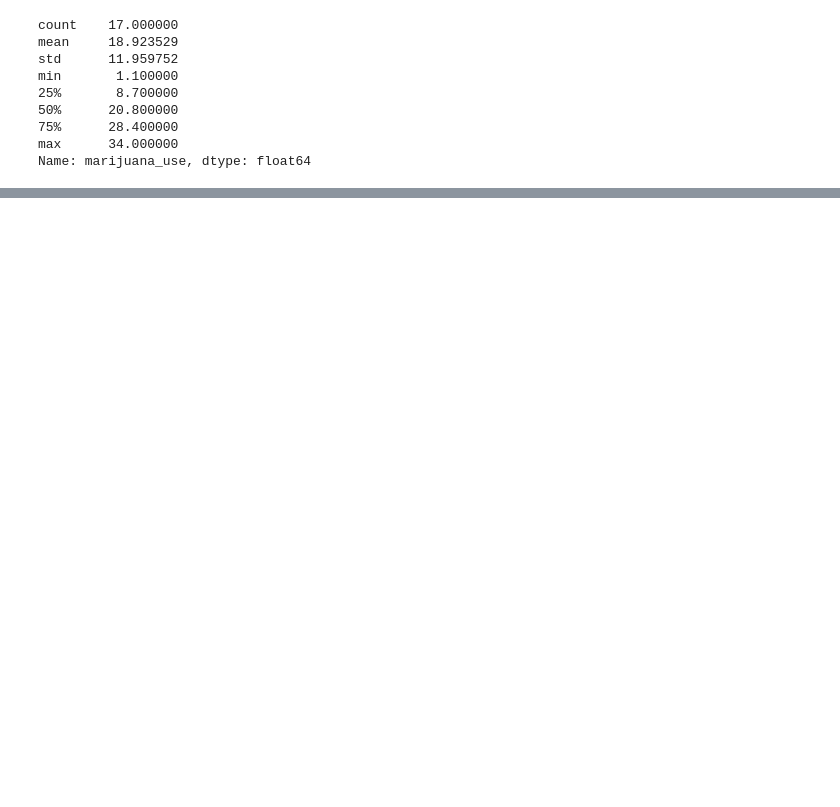
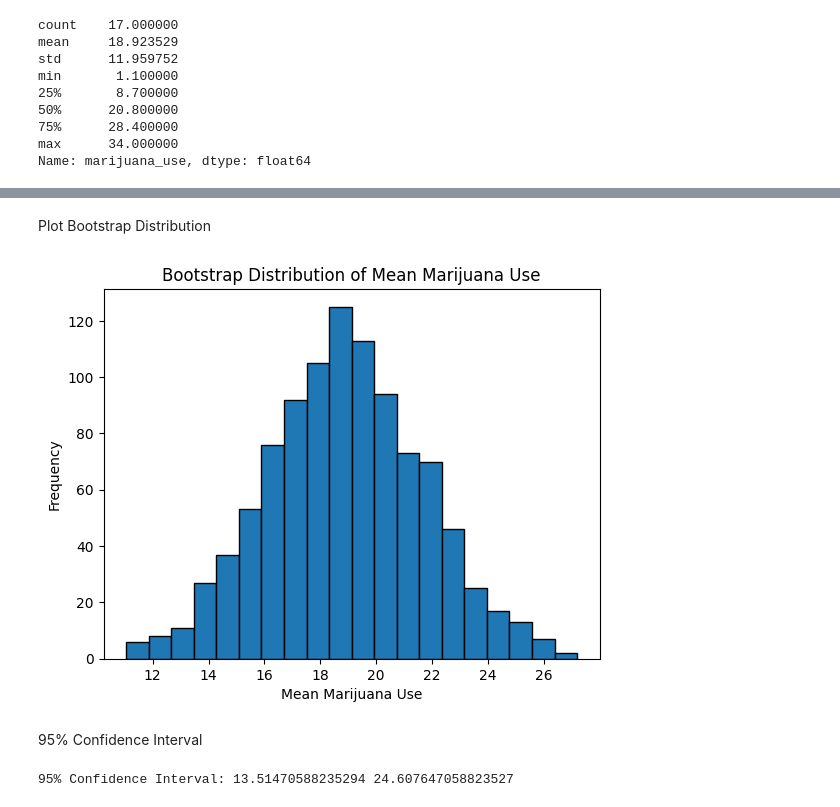
Before and after one commit to Dwoyessa/Debisa-woyessa-youth-substance-use-analysis, a Jupyter notebook: EDA.ipynb, the cells around one changed output, grey strips where cells are left out. Drawn from its saved outputs; the diff is of its cells as text; code cells hidden in the pictures; blank space fills up the shorter version.

```diff
--- a/EDA.ipynb
+++ b/EDA.ipynb
@@ -103,9 +129,0 @@ dtype: int64
-# %%
-
-df = df.replace("-", np.nan)
-
-for col in df.columns:
-    if col != "age":
-        df[col] = pd.to_numeric(df[col], errors="coerce")
-
-df.head()
@@ -322,0 +521,55 @@ Therefore, it cannot be used for Twin Cities or location-based analysis.
+# %%
+
+bootstrap_means = []
+
+for i in range(1000):
+
+    sample = (
+        df["marijuana_use"]
+        .dropna()
+        .sample(frac=1, replace=True)
+    )
+
+    bootstrap_means.append(sample.mean())
+# %% [markdown]
+Plot Bootstrap Distribution
+# %%
+
+plt.hist(
+    bootstrap_means,
+    bins=20,
+    edgecolor="black"
+)
+
+plt.title(
+    "Bootstrap Distribution of Mean Marijuana Use"
+)
+
+plt.xlabel("Mean Marijuana Use")
+
+plt.ylabel("Frequency")
+
+plt.show()
+# %% [output]
+[figure, added]
+# %% [markdown]
+95% Confidence Interval
+# %%
+
+lower = np.percentile(
+    bootstrap_means,
+    2.5
+)
+
+upper = np.percentile(
+    bootstrap_means,
+    97.5
+)
+
+print(
+    "95% Confidence Interval:",
+    lower,
+    upper
+)
+# %% [output]
+95% Confidence Interval: 13.51470588235294 24.607647058823527
```
Also changed, not shown: parts of 91 cells of this notebook.
